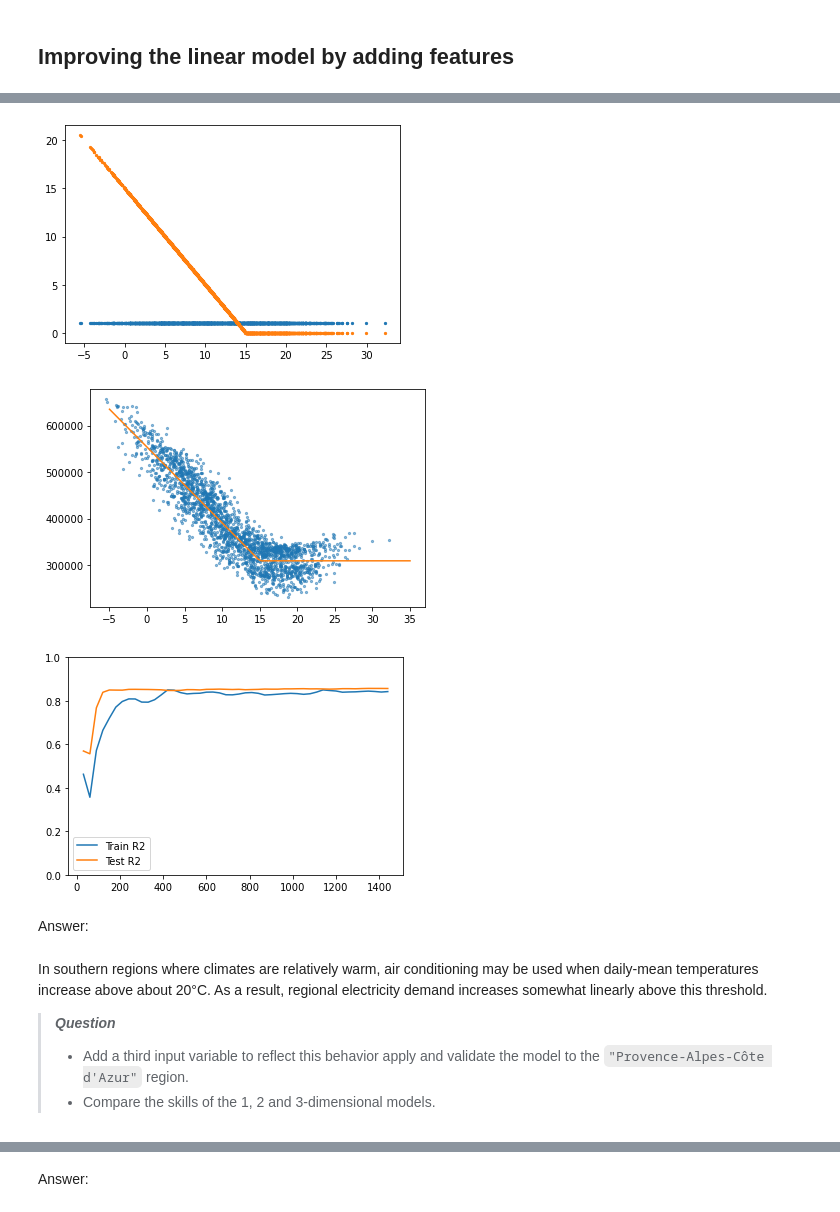
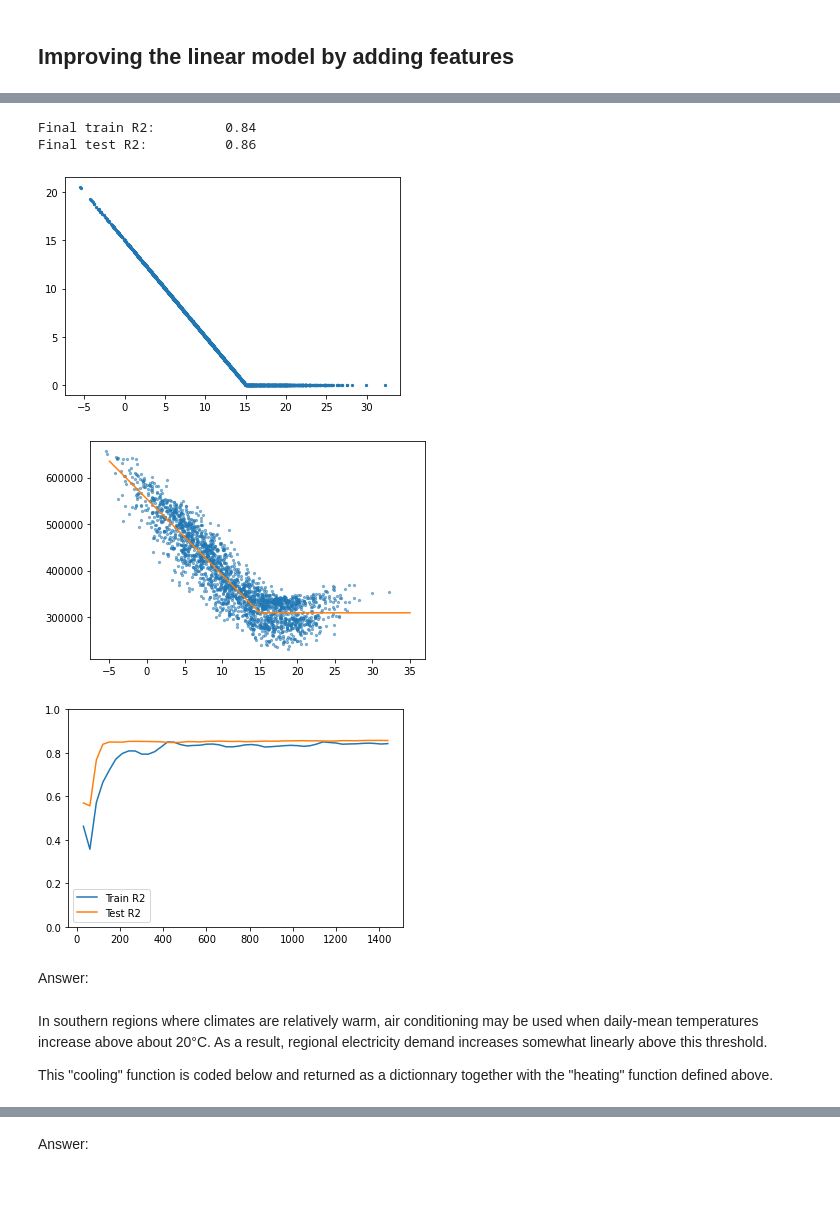
Before and after one commit to Pchambet/ml4climate, a Jupyter notebook: book/notebooks/04_tutorial_overfitting_underfitting_bias_variance.ipynb, the cells around one changed output, grey strips where cells are left out. Drawn from its saved outputs; the diff is of its cells as text; code cells hidden in the pictures.

```diff
--- a/book/notebooks/04_tutorial_overfitting_underfitting_bias_variance.ipynb
+++ b/book/notebooks/04_tutorial_overfitting_underfitting_bias_variance.ipynb
@@ -294,6 +304,8 @@ for i, (train_index, test_index) in enumerate(kf.split(X)):
 
 # Average R2 and print
 r2_test_mean = np.mean(r2_test_arr)
-print('List of R2:', r2_test_arr)
-print('Average test R2:', r2_test_mean)
+print('List of R2:')
+for i, r2_test in enumerate(r2_test_arr):
+    print('\tFold {:d}: {:.2f}'.format(i, r2_test))
+print('Average test R2: {:.2f}'.format(r2_test_mean))
 # %% [output]
@@ -309,6 +327,8 @@ from sklearn.model_selection import cross_val_score
 
 r2_test_arr = cross_val_score(reg, X, y, cv=N_SPLITS)
 r2_test_mean = np.mean(r2_test_arr)
-print('List of R2:', r2_test_arr)
-print('Average test R2:', r2_test_mean)
+print('List of R2:')
+for i, r2_test in enumerate(r2_test_arr):
+    print('\tFold {:d}: {:.2f}'.format(i, r2_test))
+print('Average test R2: {:.2f}'.format(r2_test_mean))
 # %% [output]
@@ -328,0 +351,10 @@ We know from consumer behavior and heating technologies that individual heating
+# %%
+# Heating-temperature threshold
+TEMP_HEAT = 15.
+
+# Define function returning a dictionary from variable name
+# to variable train data with base and heating variables
+def get_heat(x):
+    return {
+        'heat': (TEMP_HEAT - x) * (x < TEMP_HEAT).astype(float)
+    }
@@ -329,18 +366,4 @@ We know from consumer behavior and heating technologies that individual heating
 # %%
-# Heating-temperature threshold
-TEMP_HEAT = 15.
-
-# Since we give the base, we won't fit the intercept
-FIT_INTERCEPT = False
-
-# Define function returning a dictionary from variable name
-# to variable train data with base and heating variables
-def get_base_heat(x):
-    return {
-        'base': np.ones(x.shape),
-        'heat': (TEMP_HEAT - x) * (x < TEMP_HEAT).astype(float)
-    }
-
 # Define function to fit and plot piecewise linear regression
 def fit_piecewise_linear(get_variables, x_train, y_train, x_test):
     # Get variables to train
@@ -349,7 +372,7 @@ def fit_piecewise_linear(get_variables, x_train, y_train, x_test):
     # Create input matrix with a column for each variable
     X_train = np.empty((len(x_train), len(variables_train)))
 
-    # Loop over train variables pair
+    # Loop over train variables pairs
     plt.figure()
     for i, (variable_name, variable_data) in enumerate(
         variables_train.items()):
@@ -360,51 +383,51 @@ def fit_piecewise_linear(get_variables, x_train, y_train, x_test):
         plt.scatter(x_train, variable_data, label=variable_name, s=5)
 
     # Fit OLS
-    reg = linear_model.LinearRegression(fit_intercept=FIT_INTERCEPT)
+    reg = linear_model.LinearRegression(fit_intercept=True)
     reg.fit(X_train, y_train)
 
     # Get variables to test
     variables_test = get_variables(x_test)
 
     # Create input matrix with a column for each variable
     X_test = np.empty((len(x_test), len(variables_test)))
 
     # Loop over train variables pair
     for i, (variable_name, variable_data) in enumerate(
         variables_test.items()):
         # Add variable data to input matrix
         X_test[:, i] = variable_data
 
     # Get prediction from test input
     y_pred = reg.predict(X_test)
 
     # Plot prediction over train data
     plt.figure()
     plt.scatter(x_train, y_train, s=5, alpha=0.5)
     plt.plot(x_test, y_pred, color=RC_COLORS[1])
 
     # Get learning curve without fitting intercept
     N_TEST = 365 * 2
-    get_learning_curve(X_train, y_train, N_TEST, fit_intercept=FIT_INTERCEPT)
+    get_learning_curve(X_train, y_train, N_TEST)
 
 # Prepare input and target to train
 x_train = df_temp_idf.values
 y_train = df_dem_idf.values
 
 # Define input test data
 x_test = np.linspace(-5., 35., 100)
 
-fit_piecewise_linear(get_base_heat, x_train, y_train, x_test)
+fit_piecewise_linear(get_heat, x_train, y_train, x_test)
 # %% [output]
+Final train R2:         0.84
+Final test R2:          0.86
-[figure, old version]
+[figure, new version]
 [figure]
 [figure]
 # %% [markdown]
 Answer:
-# %% [markdown]
-In southern regions where climates are relatively warm, air conditioning may be used when daily-mean temperatures increase above about 20°C.
-As a result, regional electricity demand increases somewhat linearly above this threshold.
-
-> ***Question***
-> - Add a third input variable to reflect this behavior apply and validate the model to the `"Provence-Alpes-Côte d'Azur"` region.
-> - Compare the skills of the 1, 2 and 3-dimensional models.
+# %% [markdown]
+In southern regions where climates are relatively warm, air conditioning may be used when daily-mean temperatures increase above about 20°C.
+As a result, regional electricity demand increases somewhat linearly above this threshold.
+
+This "cooling" function is coded below and returned as a dictionnary together with the "heating" function defined above.
```
Also changed, not shown: parts of 17 cells of this notebook, 1 other file.
